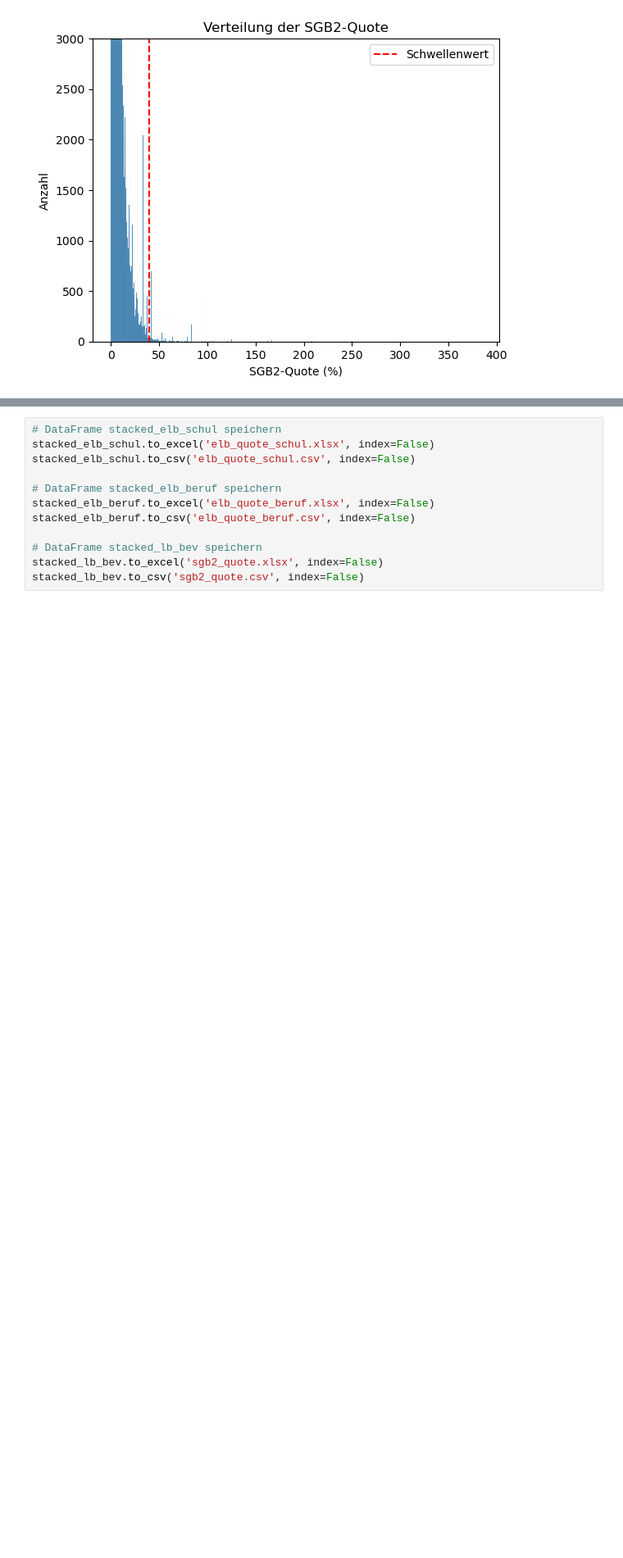
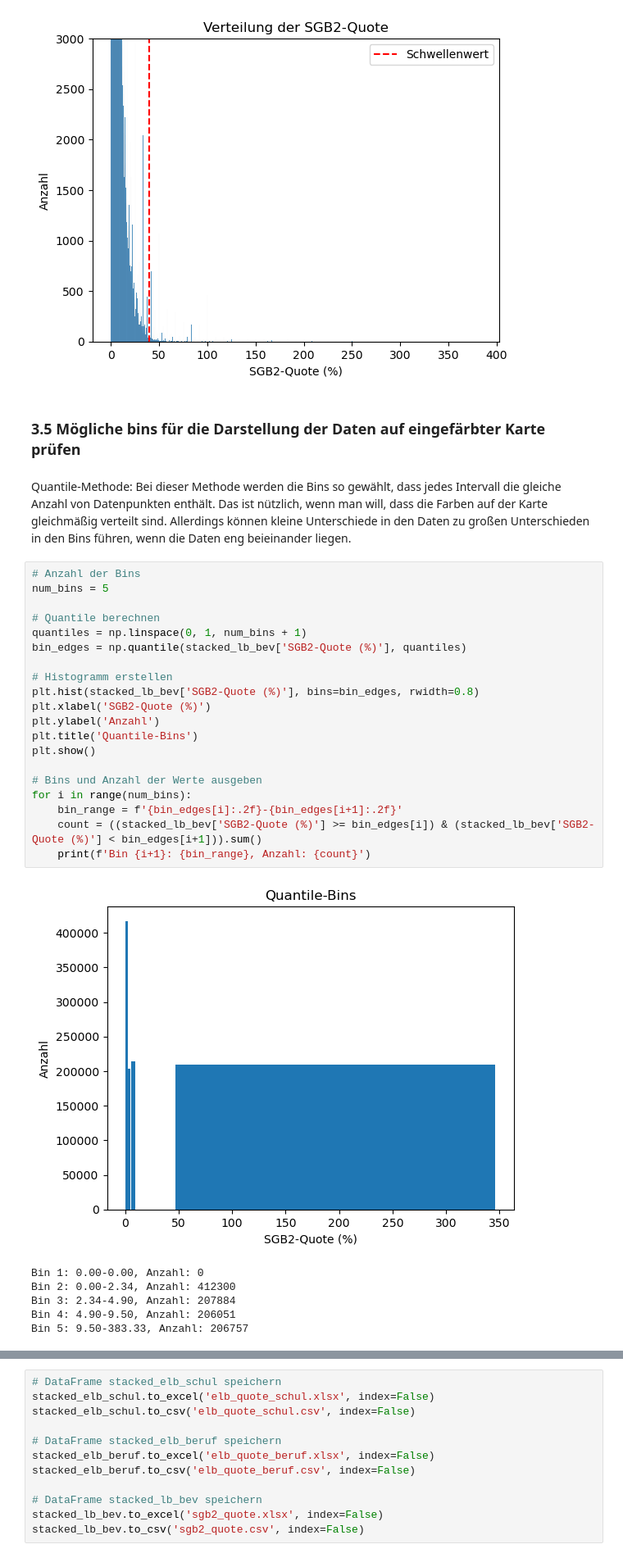
Before and after one commit to tobias-vetterle/mikrokosmos, a Jupyter notebook: aufbereitung_mikrokosmos.ipynb, the cells around one changed output, grey strips where cells are left out. Shown at 82% size. Cells and saved outputs as stored; diff of their text form; blank space fills up the shorter version.

Commit message:
V 1.5
mögliche Methoden für Festlegung der bins zur Darstellung der Daten auf der Karte eingefügt

```diff
--- a/aufbereitung_mikrokosmos.ipynb
+++ b/aufbereitung_mikrokosmos.ipynb
@@ -620,3 +621,34 @@ plt.ylim(0, 3000)
 plt.show()
 # %% [output]
 [figure]
+# %% [markdown]
+### 3.5 Mögliche bins für die Darstellung der Daten auf eingefärbter Karte prüfen
+# %% [markdown]
+Quantile-Methode: Bei dieser Methode werden die Bins so gewählt, dass jedes Intervall die gleiche Anzahl von Datenpunkten enthält. Das ist nützlich, wenn man will, dass die Farben auf der Karte gleichmäßig verteilt sind. Allerdings können kleine Unterschiede in den Daten zu großen Unterschieden in den Bins führen, wenn die Daten eng beieinander liegen.
+# %%
+# Anzahl der Bins
+num_bins = 5
+
+# Quantile berechnen
+quantiles = np.linspace(0, 1, num_bins + 1)
+bin_edges = np.quantile(stacked_lb_bev['SGB2-Quote (%)'], quantiles)
+
+# Histogramm erstellen
+plt.hist(stacked_lb_bev['SGB2-Quote (%)'], bins=bin_edges, rwidth=0.8)
+plt.xlabel('SGB2-Quote (%)')
+plt.ylabel('Anzahl')
+plt.title('Quantile-Bins')
+plt.show()
+
+# Bins und Anzahl der Werte ausgeben
+for i in range(num_bins):
+    bin_range = f'{bin_edges[i]:.2f}-{bin_edges[i+1]:.2f}'
+    count = ((stacked_lb_bev['SGB2-Quote (%)'] >= bin_edges[i]) & (stacked_lb_bev['SGB2-Quote (%)'] < bin_edges[i+1])).sum()
+    print(f'Bin {i+1}: {bin_range}, Anzahl: {count}')
+# %% [output]
+[figure, added]
+Bin 1: 0.00-0.00, Anzahl: 0
+Bin 2: 0.00-2.34, Anzahl: 412300
+Bin 3: 2.34-4.90, Anzahl: 207884
+Bin 4: 4.90-9.50, Anzahl: 206051
+Bin 5: 9.50-383.33, Anzahl: 206757
```
Also changed, not shown: parts of 8 cells of this notebook.
